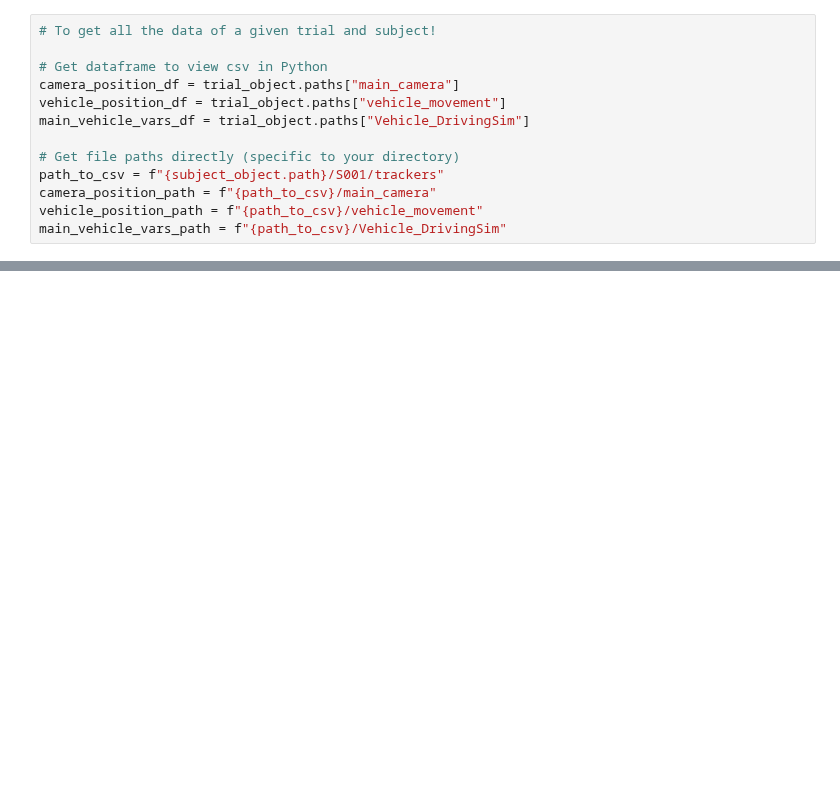
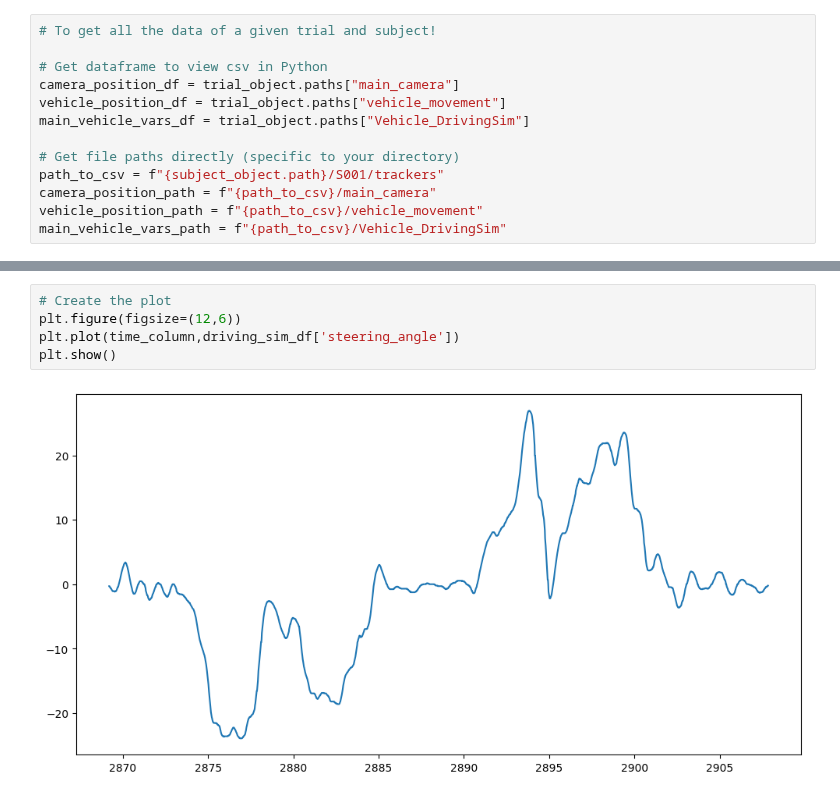
Before and after one commit to GraceRoessling/driving_exp_1_analyses, a Jupyter notebook: experiment_analyses/jupyter_notebooks/Get_subject_data.ipynb, the cells around one changed output, grey strips where cells are left out. Drawn from its saved outputs; the diff is of its cells as text; blank space fills up the shorter version.

```diff
--- a/experiment_analyses/jupyter_notebooks/Get_subject_data.ipynb
+++ b/experiment_analyses/jupyter_notebooks/Get_subject_data.ipynb
@@ -82,0 +117,7 @@ track_piece_center_x, track_piece_center_z, track_piece_traj_x, track_piece_traj
+# %%
+# Create the plot
+plt.figure(figsize=(12,6))
+plt.plot(time_column,driving_sim_df['steering_angle'])
+plt.show()
+# %% [output]
+[figure, added]
```
Also changed, not shown: parts of 7 cells of this notebook, 24 other files.
